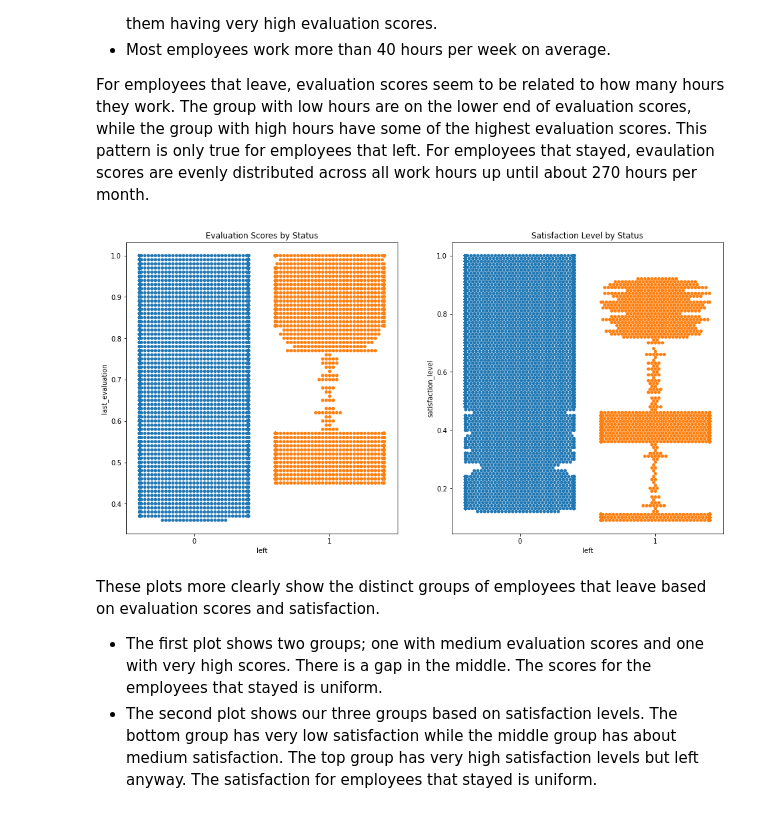
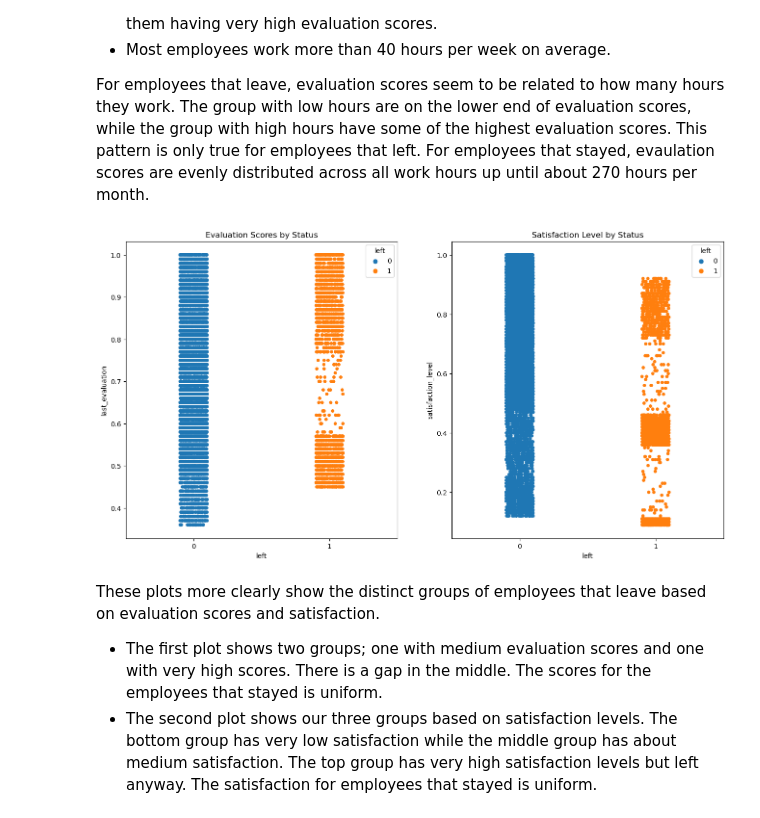
Before and after one commit to J-David-Baxter/Employee-Turnover-Analysis, a Jupyter notebook: Activity_ Course 7 Salifort Motors project lab.ipynb, the cells around one changed output. Saved outputs shown, nothing was run; the diff lists cells and outputs as text; code cells hidden in the pictures.

```diff
--- a/Activity_ Course 7 Salifort Motors project lab.ipynb
+++ b/Activity_ Course 7 Salifort Motors project lab.ipynb
@@ -383,13 +390,13 @@ For employees that leave, evaluation scores seem to be related to how many hours
 # %%
 # Create a plot as needed
 fig, ax = plt.subplots(1, 2, figsize=(16, 8))
-sns.swarmplot(data=df1, x='left', y='last_evaluation', ax=ax[0])
+sns.stripplot(data=df1, x='left', y='last_evaluation', hue='left', ax=ax[0])
 ax[0].set_title('Evaluation Scores by Status')
-sns.swarmplot(data=df1, x='left', y='satisfaction_level', ax=ax[1])
+sns.stripplot(data=df1, x='left', y='satisfaction_level', hue='left', ax=ax[1])
 ax[1].set_title('Satisfaction Level by Status')
 plt.show()
 # %% [output]
-[figure, old version]
+[figure, new version]
 # %% [markdown]
 These plots more clearly show the distinct groups of employees that leave based on evaluation scores and satisfaction.
 - The first plot shows two groups; one with medium evaluation scores and one with very high scores. There is a gap in the middle. The scores for the employees that stayed is uniform.
```
Also changed, not shown: parts of 17 cells of this notebook.
